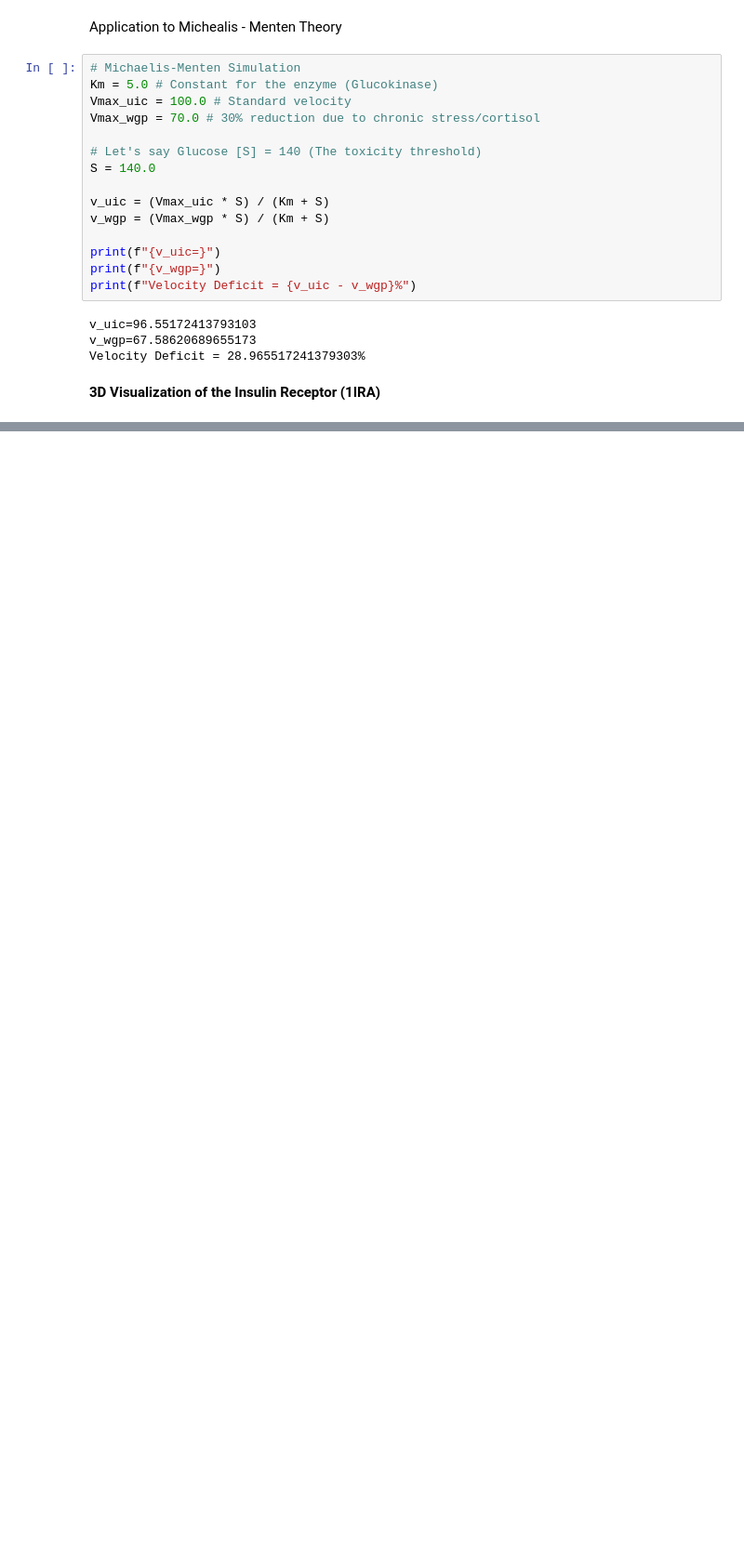
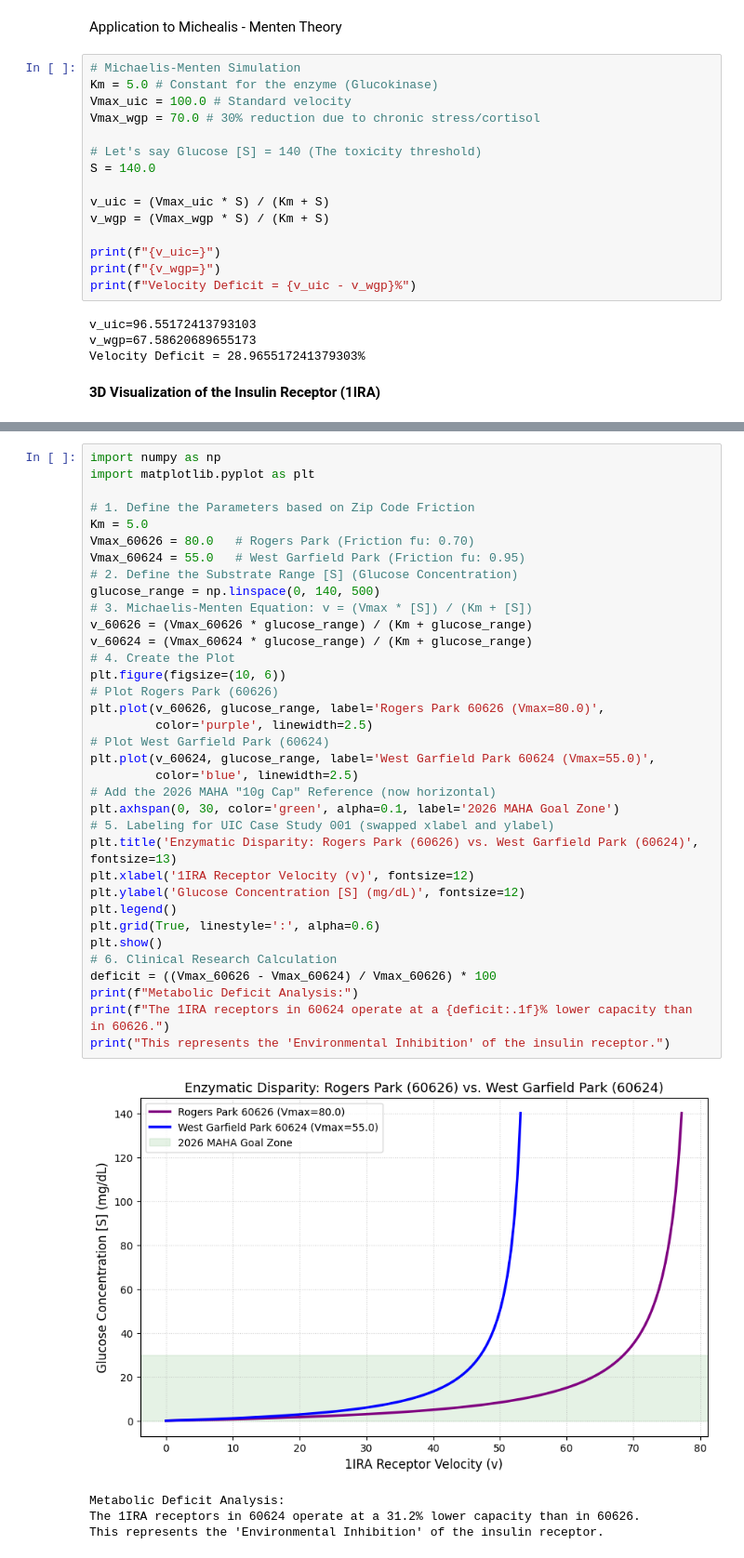
Before and after one commit to erichilarysmithsr/Colab-TWIMAH-Model, a Jupyter notebook: TWIMAHModel.ipynb, the cells around one changed output, grey strips where cells are left out. Shown at 93% size. Drawn from its saved outputs; the diff is of its cells as text; blank space fills up the shorter version.

```diff
--- a/TWIMAHModel.ipynb
+++ b/TWIMAHModel.ipynb
@@ -490,0 +705,40 @@ view.show()
+# %%
+import numpy as np
+import matplotlib.pyplot as plt
+
+# 1. Define the Parameters based on Zip Code Friction
+Km = 5.0
+Vmax_60626 = 80.0   # Rogers Park (Friction fu: 0.70)
+Vmax_60624 = 55.0   # West Garfield Park (Friction fu: 0.95)
+# 2. Define the Substrate Range [S] (Glucose Concentration)
+glucose_range = np.linspace(0, 140, 500)
+# 3. Michaelis-Menten Equation: v = (Vmax * [S]) / (Km + [S])
+v_60626 = (Vmax_60626 * glucose_range) / (Km + glucose_range)
+v_60624 = (Vmax_60624 * glucose_range) / (Km + glucose_range)
+# 4. Create the Plot
+plt.figure(figsize=(10, 6))
+# Plot Rogers Park (60626)
+plt.plot(v_60626, glucose_range, label='Rogers Park 60626 (Vmax=80.0)',
+         color='purple', linewidth=2.5)
+# Plot West Garfield Park (60624)
+plt.plot(v_60624, glucose_range, label='West Garfield Park 60624 (Vmax=55.0)',
+         color='blue', linewidth=2.5)
+# Add the 2026 MAHA "10g Cap" Reference (now horizontal)
+plt.axhspan(0, 30, color='green', alpha=0.1, label='2026 MAHA Goal Zone')
+# 5. Labeling for UIC Case Study 001 (swapped xlabel and ylabel)
+plt.title('Enzymatic Disparity: Rogers Park (60626) vs. West Garfield Park (60624)', fontsize=13)
+plt.xlabel('1IRA Receptor Velocity (v)', fontsize=12)
+plt.ylabel('Glucose Concentration [S] (mg/dL)', fontsize=12)
+plt.legend()
+plt.grid(True, linestyle=':', alpha=0.6)
+plt.show()
+# 6. Clinical Research Calculation
+deficit = ((Vmax_60626 - Vmax_60624) / Vmax_60626) * 100
+print(f"Metabolic Deficit Analysis:")
+print(f"The 1IRA receptors in 60624 operate at a {deficit:.1f}% lower capacity than in 60626.")
+print("This represents the 'Environmental Inhibition' of the insulin receptor.")
+# %% [output]
+[figure, added]
+Metabolic Deficit Analysis:
+The 1IRA receptors in 60624 operate at a 31.2% lower capacity than in 60626.
+This represents the 'Environmental Inhibition' of the insulin receptor.
```
Also changed, not shown: parts of 7 cells of this notebook.
